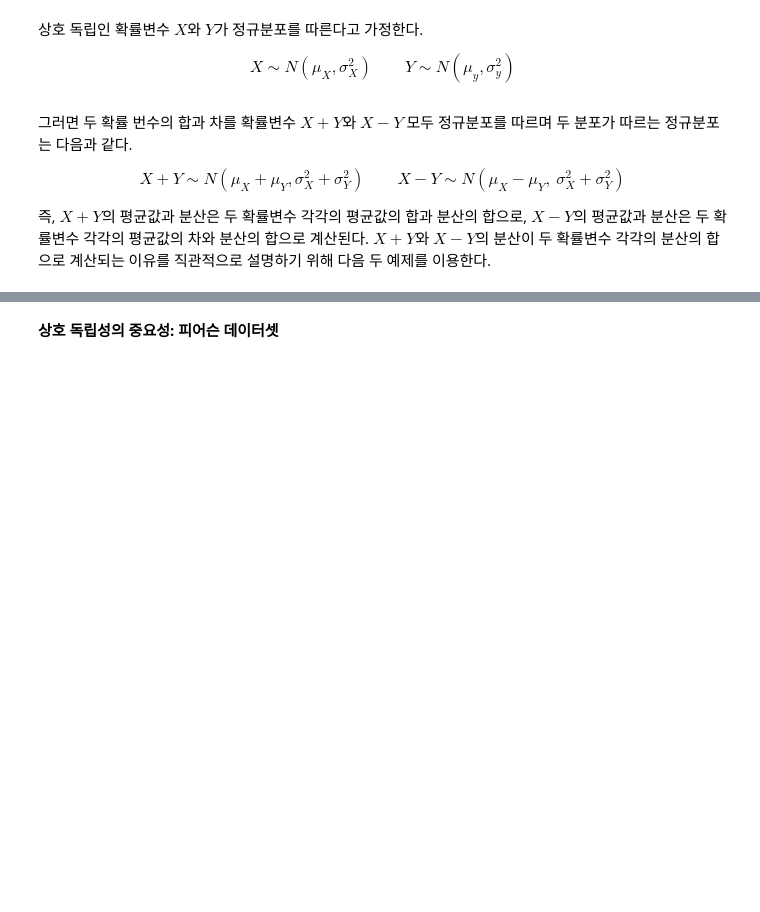
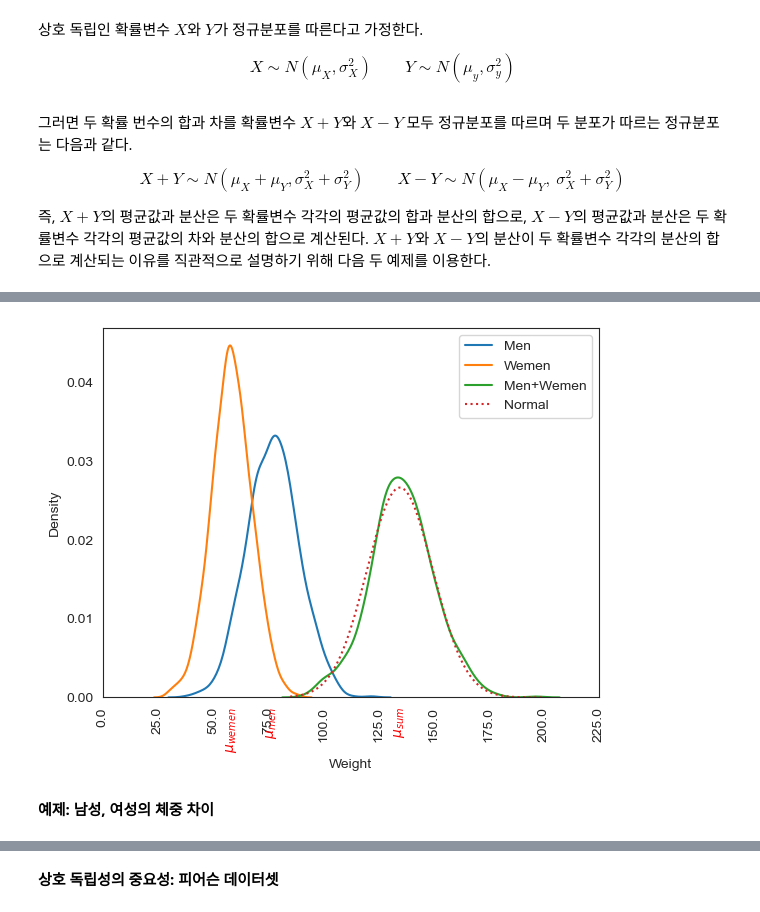
Before and after one commit to codingalzi/DataSci, a Jupyter notebook: jupyter-book/_build/jupyter_execute/sampling_distribution.ipynb, the cells around one changed output, grey strips where cells are left out. Drawn from its saved outputs; the diff is of its cells as text; code cells hidden in the pictures; blank space fills up the shorter version.

```diff
--- a/jupyter-book/_build/jupyter_execute/sampling_distribution.ipynb
+++ b/jupyter-book/_build/jupyter_execute/sampling_distribution.ipynb
@@ -229 +244,27 @@ data
 1000 rows × 4 columns
+# %%
+fig, ax = plt.subplots()
+
+sns.kdeplot(ax=ax, data=data['Men'], label='Men')
+sns.kdeplot(ax=ax, data=data['Wemen'], label='Wemen')
+sns.kdeplot(ax=ax, data=data['Men+Wemen'], label='Men+Wemen')
+
+x = np.arange(85, 200, 0.01)
+ax.plot(x, X_sum.pdf(x), linestyle=':', label='Normal')
+
+x_ticks = np.append(ax.get_xticks(), [mu_men, mu_wemen, mu_sum])
+x_ticks_ = np.append(ax.get_xticks(), [r'$\mu_{men}$', r'$\mu_{wemen}$', r'$\mu_{sum}$']) # 실제로 보이는 눈금 기호
+
+ax.set_xticks(x_ticks, x_ticks_, rotation=90)
+ax.get_xticklabels()[-3].set_color("red") # a 눈금 색 지정
+ax.get_xticklabels()[-2].set_color("red") # a 눈금 색 지정
+ax.get_xticklabels()[-1].set_color("red") # a 눈금 색 지정
+
+ax.set_xlabel('Weight')
+ax.legend()
+
+plt.show()
+# %% [output]
+[figure, added]
+# %% [markdown]
+**예제: 남성, 여성의 체중 차이**
```
Also changed, not shown: parts of 19 cells of this notebook, 13 other files.
